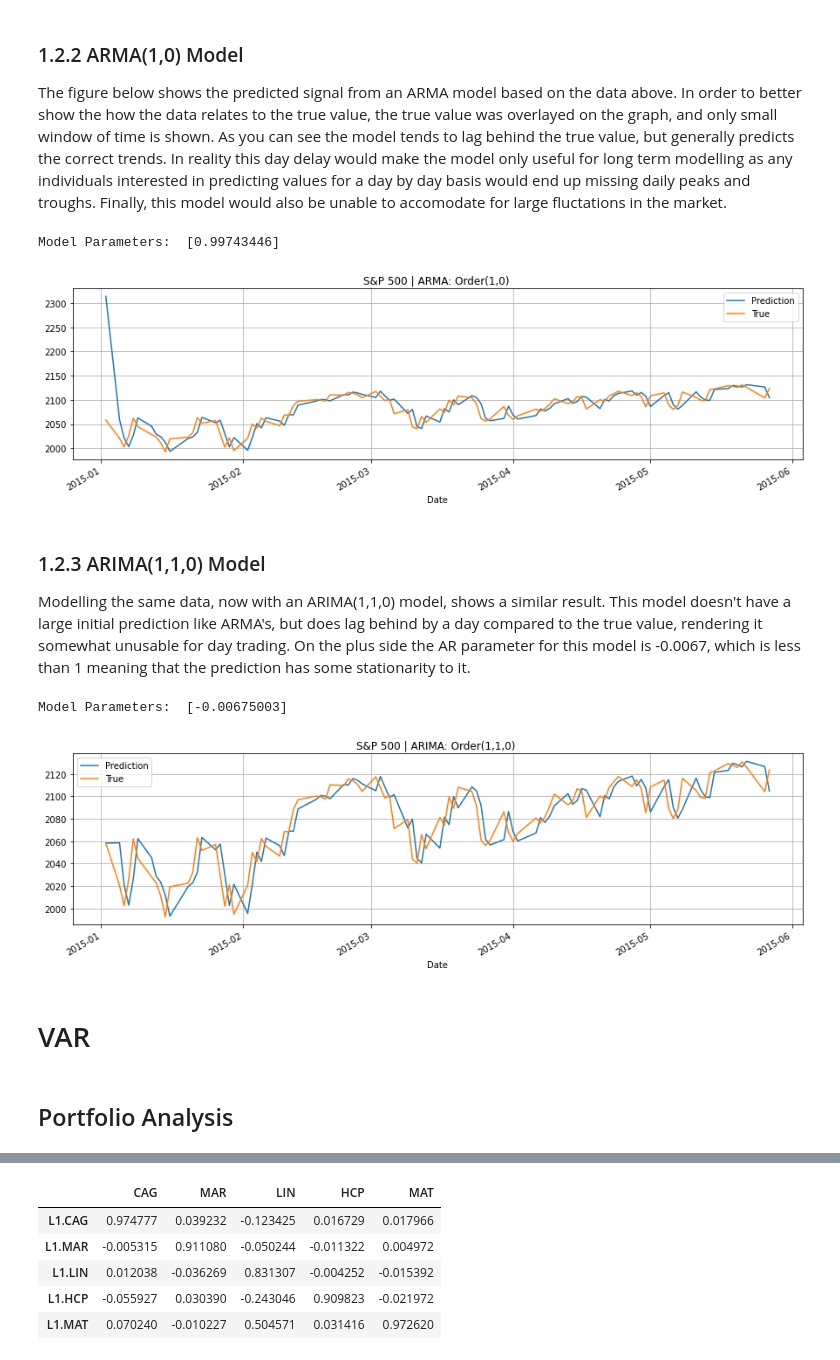
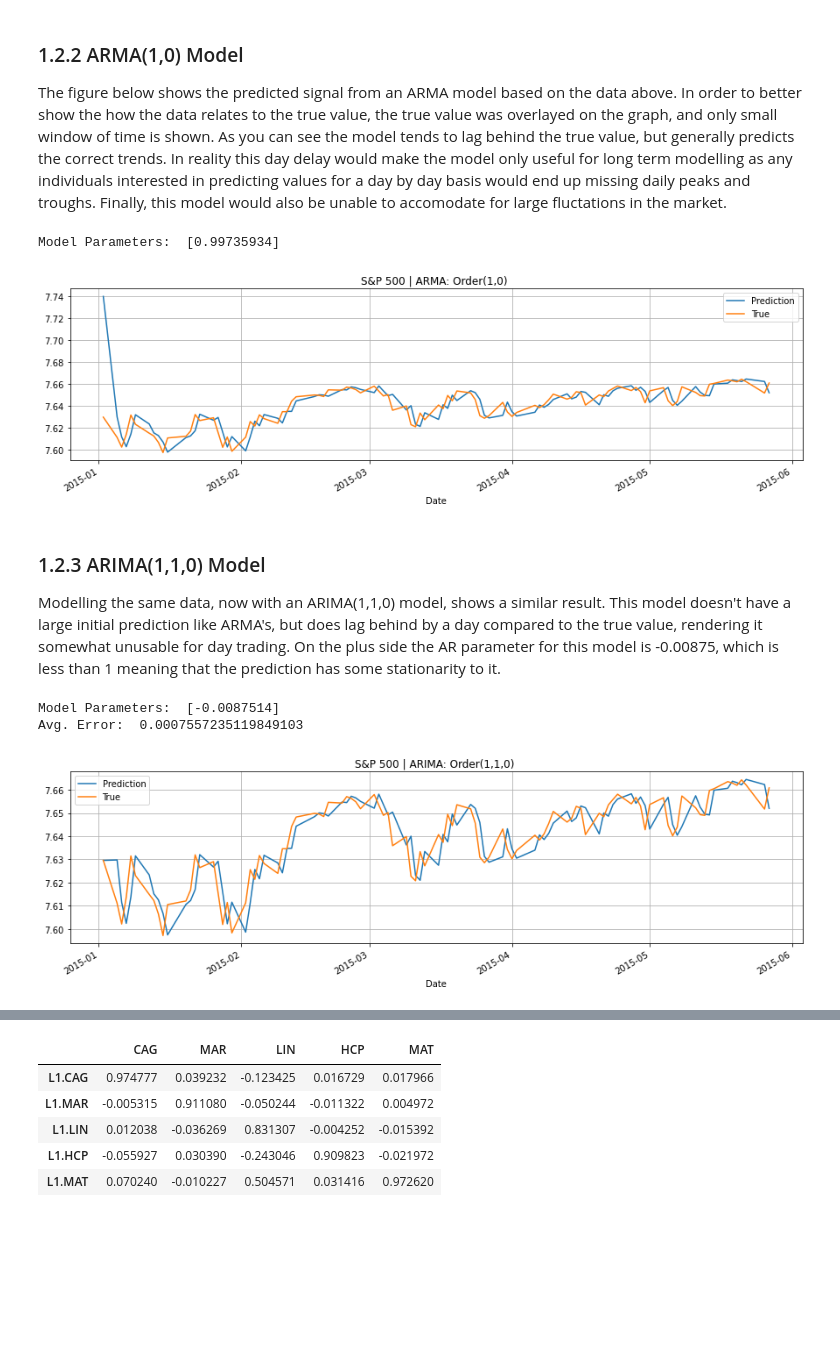
Before and after one commit to NGovani/SPMLF-2021, a Jupyter notebook: SPMLF.ipynb, the cells around one changed output, grey strips where cells are left out. Cells and saved outputs as stored; diff of their text form; code cells hidden in the pictures; blank space fills up the shorter version.

```diff
--- a/SPMLF.ipynb
+++ b/SPMLF.ipynb
@@ -148,25 +165,25 @@ As can be seen from the log, sliding window mean and s.d. plots none of the data
 ### 1.2.2 ARMA(1,0) Model
 The figure below shows the predicted signal from an ARMA model based on the data above. In order to better show the how the data relates to the true value, the true value was overlayed on the graph, and only small window of time is shown. As you can see the model tends to lag behind the true value, but generally predicts the correct trends. In reality this  day delay would make the model only useful for long term modelling as any individuals interested in predicting values for a day by day basis would end up missing daily peaks and troughs. Finally, this model would also be unable to accomodate for large fluctations in the market.
 # %%
-snp_arma = snp_close.copy()
+snp_arma = snp_log_close.copy()
 snp_arma.columns = ['True']
 snp_arma['Res'] = ARIMA(snp_arma['True'].values, order=(1,0,0)).fit().resid
 snp_arma['Prediction'] = snp_arma['True'] - snp_arma['Res']
 
 fig, axes = plt.subplots(1)
 fig.set_figwidth(15)
 
-snp_arma[:100].plot(ax=axes, grid=True, title='S&P 500 | ARMA: Order(1,0) ', y=['Prediction','True'])
+snp_arma[:100].plot(ax=axes, grid=True, title='S&P 500 | ARMA: Order(1,0) ', y=['Prediction','True']);
 
 print('Model Parameters: ', ARIMA(snp_arma['True'].values, order=(1,0,0)).fit().arparams)
 # %% [output]
-Model Parameters:  [0.99743446]
+Model Parameters:  [0.99735934]
-[figure, old version]
+[figure, new version]
 # %% [markdown]
 ### 1.2.3 ARIMA(1,1,0) Model
-Modelling the same data, now with an ARIMA(1,1,0) model, shows a similar result. This model doesn't have a large initial prediction like ARMA's, but does lag behind by a day compared to the true value, rendering it somewhat unusable for day trading. On the plus side the AR parameter for this model is -0.0067, which is less than 1 meaning that the prediction has some stationarity to it.
+Modelling the same data, now with an ARIMA(1,1,0) model, shows a similar result. This model doesn't have a large initial prediction like ARMA's, but does lag behind by a day compared to the true value, rendering it somewhat unusable for day trading. On the plus side the AR parameter for this model is -0.00875, which is less than 1 meaning that the prediction has some stationarity to it.
 # %%
-snp_arima = snp_close.copy()
+snp_arima = snp_log_close.copy()
 snp_arima.columns = ['True']
 snp_arima['Res'] = np.concatenate((np.array([0]),ARIMA(snp_arima['True'].values, order=(1,1,0)).fit().resid))
 snp_arima['Prediction'] = snp_arima['True'] - snp_arima['Res']
@@ -174,13 +191,10 @@ snp_arima['Prediction'] = snp_arima['True'] - snp_arima['Res']
 fig, axes = plt.subplots(1)
 fig.set_figwidth(15)
 
-snp_arima[:100].plot(ax=axes, grid=True, title='S&P 500 | ARIMA: Order(1,1,0) ', y=['Prediction','True'])
-
+snp_arima[:100].plot(ax=axes, grid=True, title='S&P 500 | ARIMA: Order(1,1,0) ', y=['Prediction','True']);
 print('Model Parameters: ', ARIMA(snp_arima['True'].values, order=(1,1,0)).fit().arparams)
+print('Avg. Error: ', (snp_arima['Res'].abs().divide(snp_arima['True']).mean()))
 # %% [output]
-Model Parameters:  [-0.00675003]
+Model Parameters:  [-0.0087514]
+Avg. Error:  0.0007557235119849103
-[figure, old version]
+[figure, new version]
-# %% [markdown]
-# VAR
-# %% [markdown]
-## Portfolio Analysis
```
Also changed, not shown: parts of 25 cells of this notebook, 2 other files.
